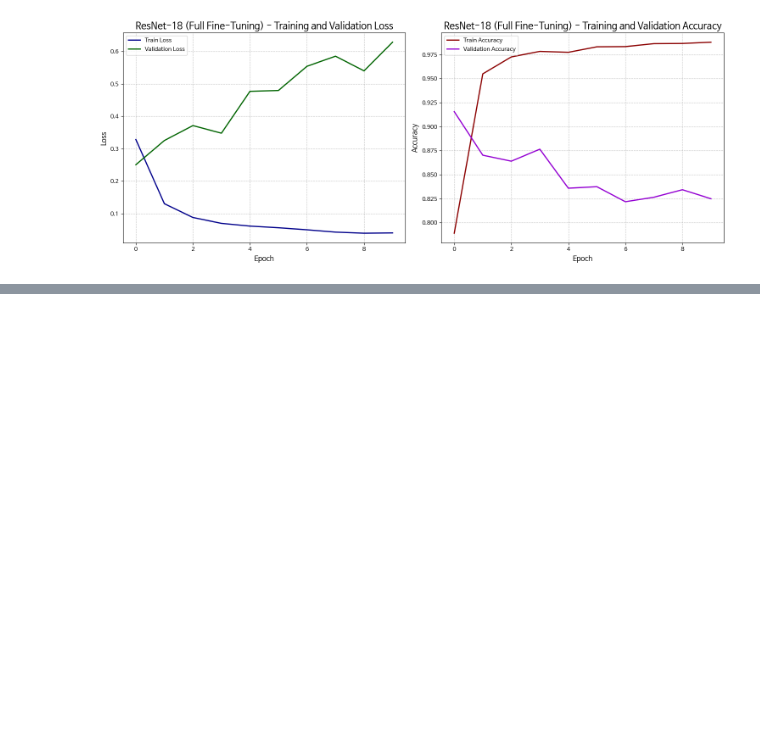
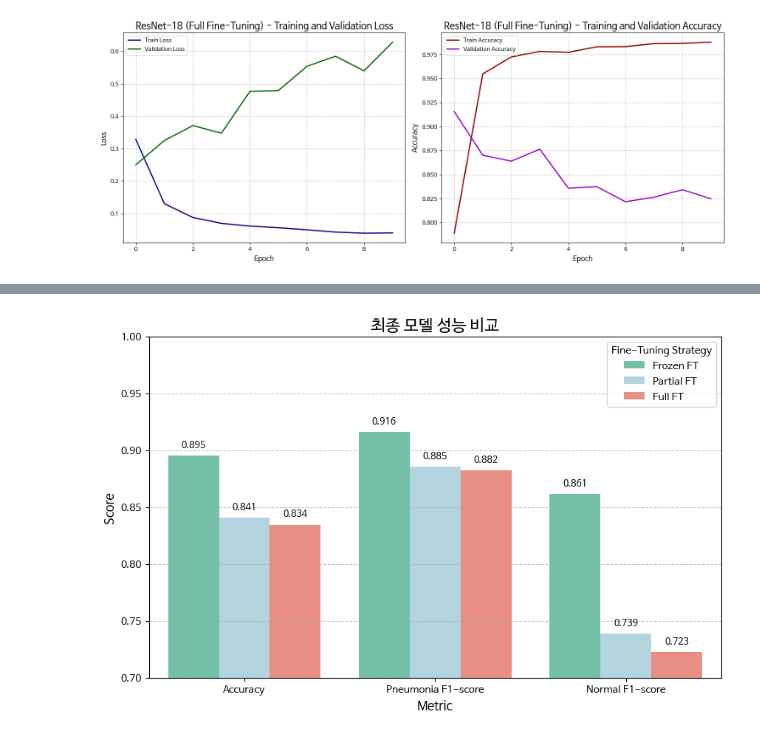
Before and after one commit to forexms78/AI-05-, a Jupyter notebook: 미션6_7팀_박병호.ipynb, the cells around one changed output, grey strips where cells are left out. Drawn from its saved outputs; the diff is of its cells as text; code cells hidden in the pictures; blank space fills up the shorter version.

```diff
--- a/미션6_7팀_박병호.ipynb
+++ b/미션6_7팀_박병호.ipynb
@@ -643,0 +889,55 @@ plot_history(full_ft_train_losses, full_ft_train_accs, full_ft_val_losses, full_
+# %%
+# @title 최종 모델 성능 비교 막대 그래프 시각화
+
+import matplotlib.pyplot as plt
+import seaborn as sns
+import pandas as pd
+
+data = {
+    'Strategy': ['Frozen FT', 'Partial FT', 'Full FT'],
+    'Accuracy': [0.8953, 0.8406, 0.8344],
+    'Pneumonia F1-score': [0.9159, 0.8854, 0.8820],
+    'Normal F1-score': [0.8613, 0.7385, 0.7225],
+}
+df_final = pd.DataFrame(data)
+df_melted = df_final.melt(id_vars='Strategy',
+                         value_vars=['Accuracy', 'Pneumonia F1-score', 'Normal F1-score'],
+                         var_name='Metric',
+                         value_name='Score')
+
+custom_palette_strategy = {
+    'Frozen FT': '#66CDAA',
+    'Partial FT': '#ADD8E6',
+    'Full FT': '#FA8072'
+}
+
+plt.figure(figsize=(10, 6))
+
+ax = sns.barplot(
+    x='Metric',
+    y='Score',
+    hue='Strategy',
+    data=df_melted,
+    palette=custom_palette_strategy,
+    errorbar=None
+)
+
+plt.title('최종 모델 성능 비교', fontsize=16)
+plt.xlabel('Metric', fontsize=12)
+plt.ylabel('Score', fontsize=12)
+plt.ylim(0.7, 1.0)
+plt.grid(axis='y', linestyle='--', alpha=0.7)
+
+for p in ax.patches:
+    ax.annotate(f'{p.get_height():.3f}',
+                (p.get_x() + p.get_width() / 2., p.get_height()),
+                ha='center',
+                va='center',
+                xytext=(0, 10),
+                textcoords='offset points',
+                fontsize=9)
+
+plt.legend(title='Fine-Tuning Strategy', loc='upper right')
+plt.show()
+# %% [output]
+[figure, added]
```
Also changed, not shown: parts of 10 cells of this notebook.
